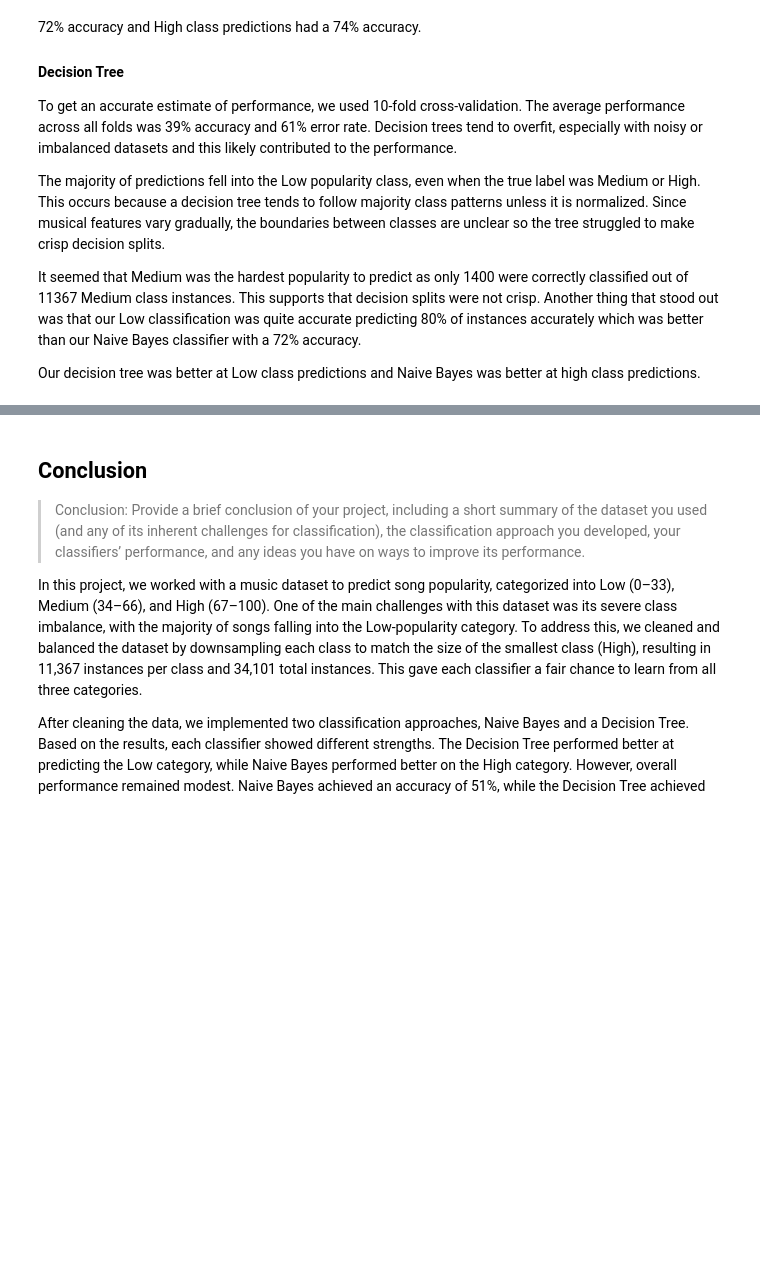
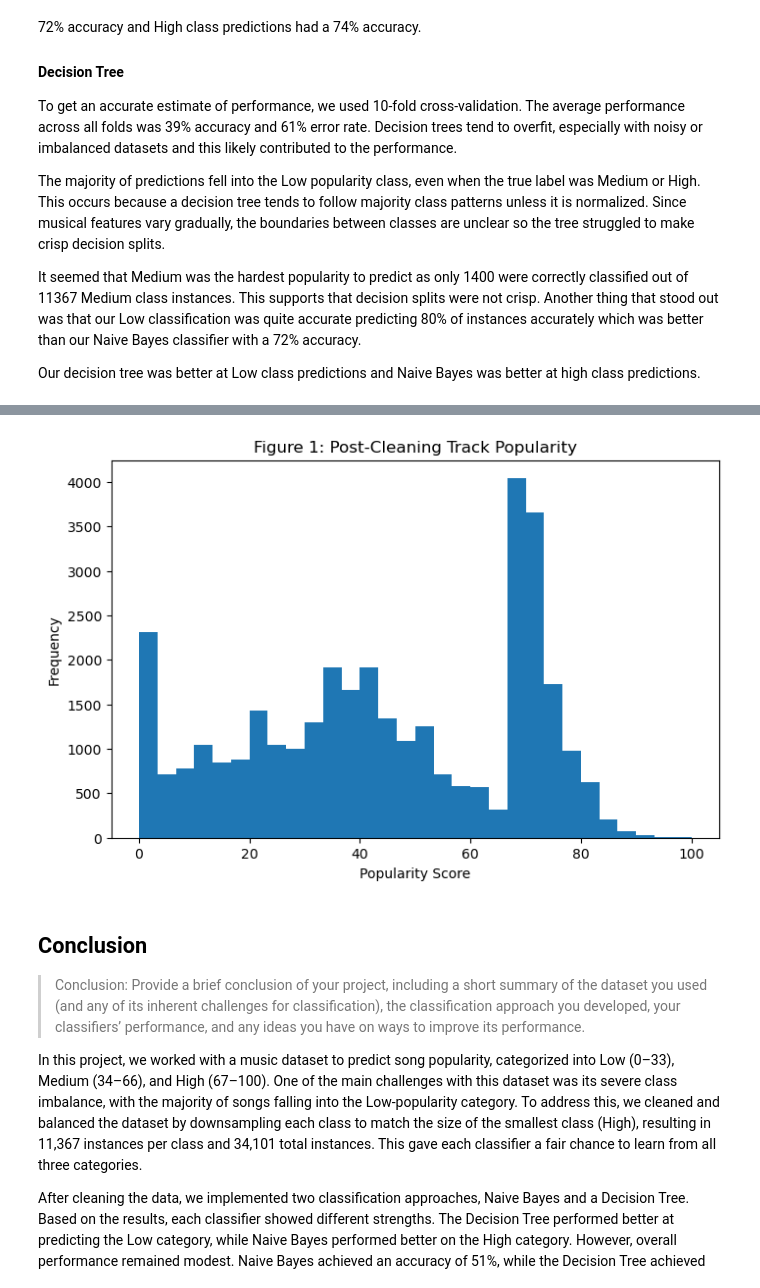
Before and after one commit to Darrell-10/Spotify-Classification---Data-Science-Algorithms, a Jupyter notebook: TechnicalReport.ipynb, the cells around one changed output, grey strips where cells are left out. Cells and saved outputs as stored; diff of their text form; code cells hidden in the pictures; blank space fills up the shorter version.

```diff
--- a/TechnicalReport.ipynb
+++ b/TechnicalReport.ipynb
@@ -86,3 +103,20 @@ Our decision tree was better at Low class predictions and Naive Bayes was better
+# %%
+from mysklearn.mypytable import MyPyTable
+
+table = MyPyTable().load_from_file("cleaned_tracks.csv")
+
+popularity = table.get_column("popularity")
+
+import matplotlib.pyplot as plt
+
+plt.figure(figsize=(8,5))
+plt.hist(popularity, bins=30)
+plt.xlabel("Popularity Score")
+plt.ylabel("Frequency")
+plt.title("Figure 1: Post-Cleaning Track Popularity")
+plt.show()
+# %% [output]
+[figure, added]
 # %% [markdown]
 ## Conclusion
 
```
Also changed, not shown: parts of 2 cells of this notebook.
